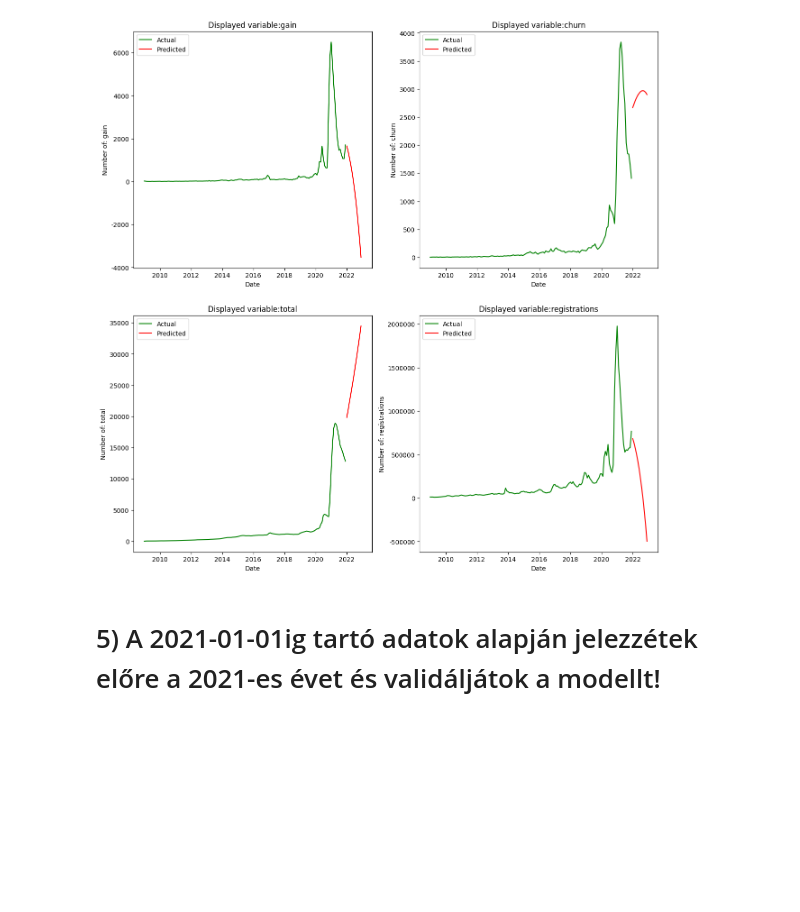
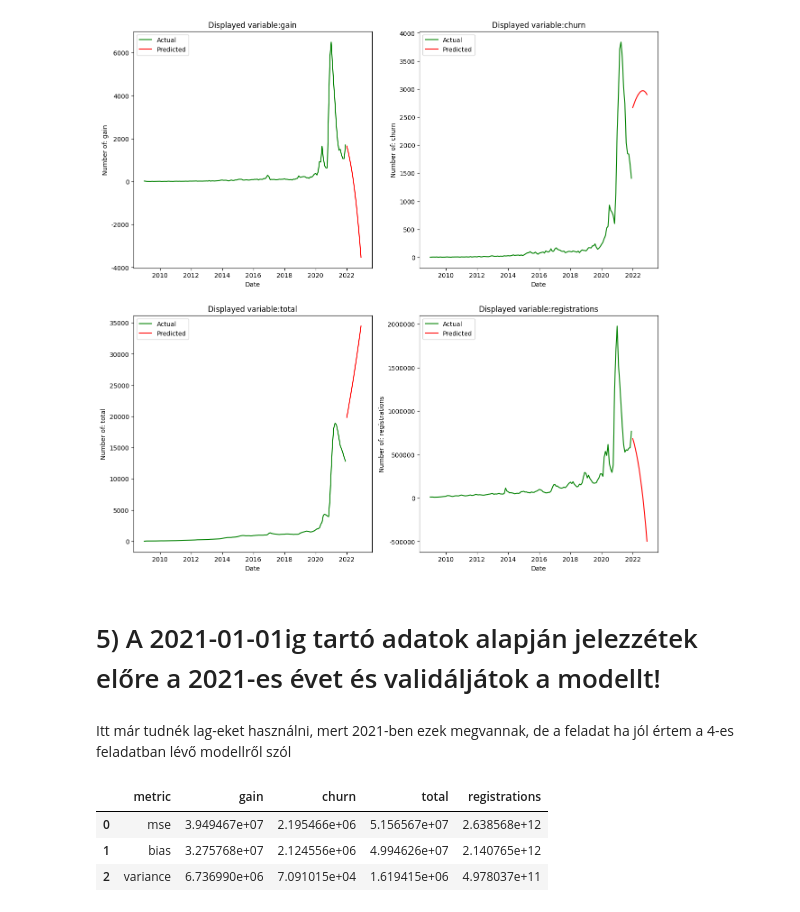
Before and after one commit to DanielBarabas/rajk-ml-course-barab, a Jupyter notebook: homeworks/BD_hw.ipynb, the cells around one changed output. Saved outputs shown, nothing was run; the diff lists cells and outputs as text; code cells hidden in the pictures; blank space fills up the shorter version.

```diff
--- a/homeworks/BD_hw.ipynb
+++ b/homeworks/BD_hw.ipynb
@@ -364,3 +405,5 @@ plt.show()
 [figure]
 # %% [markdown]
 # 5) A 2021-01-01ig tartó adatok alapján jelezzétek előre a 2021-es évet és validáljátok a modellt!
+# %% [markdown]
+Itt már tudnék lag-eket használni, mert 2021-ben ezek megvannak, de a feladat ha jól értem a 4-es feladatban lévő modellről szól
@@ -366,0 +412,28 @@ plt.show()
+# %%
+data_train = data.loc[data['year']<2021]
+data_test = data.loc[data['year'] == 2021]
+# %%
+metrics = pd.DataFrame({"metric":["mse","bias","variance"]})
+for outcome in outcomes:
+    X_train = data_train.loc[:,feature_cols].to_numpy()
+
+    y_train = data_train.loc[:,outcome].to_numpy()
+    X_test = data_test.loc[:,feature_cols].to_numpy()
+    y_test = data_test.loc[:,outcome].to_numpy()
+    polynomial_features = PolynomialFeatures(degree=6, include_bias=False)
+    linear_regression = LinearRegression()
+    pipeline = Pipeline(
+            [
+                ("polynomial_features", polynomial_features),
+                ("linear_regression", linear_regression),
+            ]
+    )
+    model = pipeline.fit(X_train,y_train)
+    metrics[outcome]= bias_variance_decomp(model, X_train, y_train, X_test, y_test, loss='mse', num_rounds=200, random_seed=1)
+# %%
+metrics
+# %% [output]
+|  | metric | gain | churn | total | registrations |
+| 0 | mse | 3.949467e+07 | 2.195466e+06 | 5.156567e+07 | 2.638568e+12 |
+| 1 | bias | 3.275768e+07 | 2.124556e+06 | 4.994626e+07 | 2.140765e+12 |
+| 2 | variance | 6.736990e+06 | 7.091015e+04 | 1.619415e+06 | 4.978037e+11 |
```
Also changed, not shown: parts of 3 cells of this notebook.
